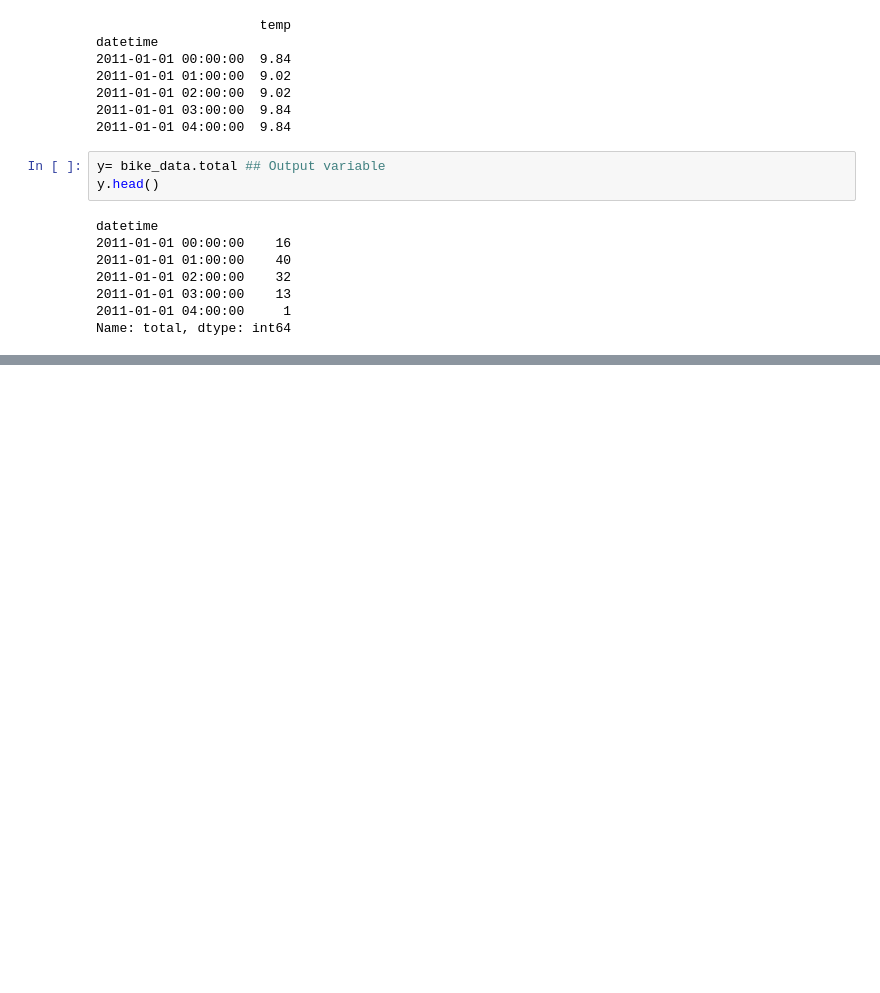
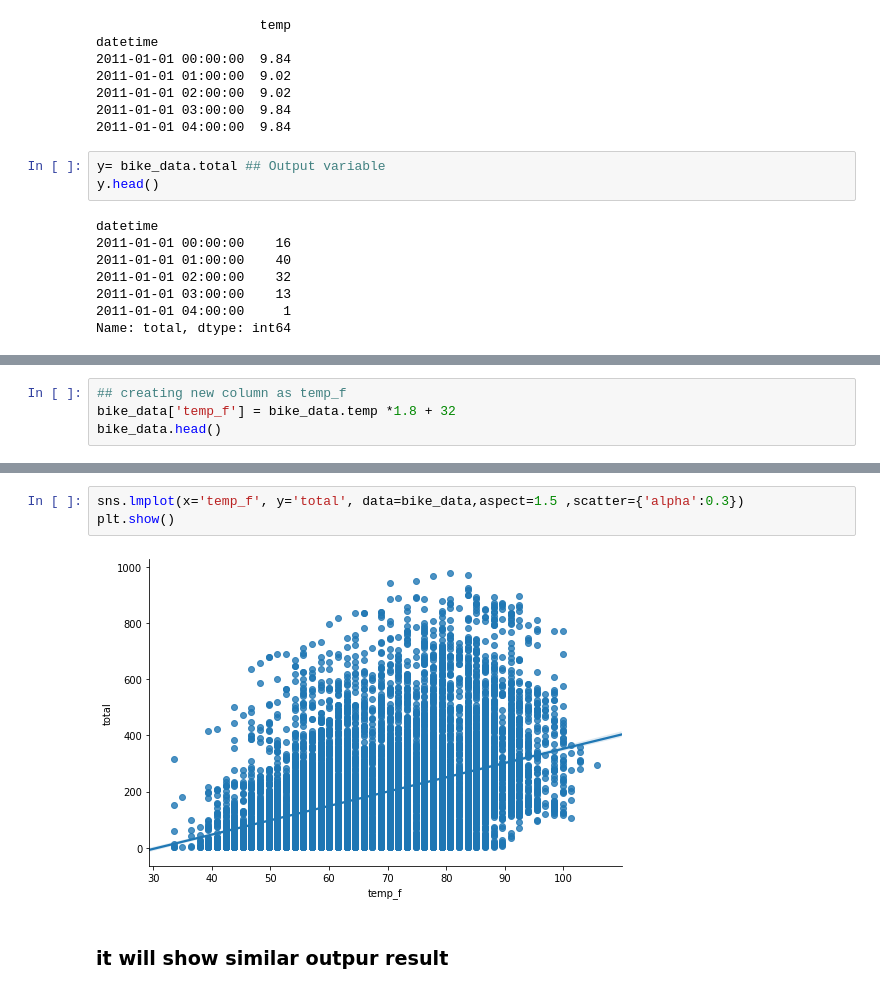
Before and after one commit to ranjeetgarodia/casestudy_bike_prediction, a Jupyter notebook: casestudy_bike.ipynb, the cells around one changed output, grey strips where cells are left out. Saved outputs shown, nothing was run; the diff lists cells and outputs as text; blank space fills up the shorter version.

```diff
--- a/casestudy_bike.ipynb
+++ b/casestudy_bike.ipynb
@@ -154,0 +182,4 @@ intercept  value : 6.046212959616781
+# %%
+## creating new column as temp_f
+bike_data['temp_f'] = bike_data.temp *1.8 + 32
+bike_data.head()
@@ -154,0 +194,7 @@ intercept  value : 6.046212959616781
+# %%
+sns.lmplot(x='temp_f', y='total', data=bike_data,aspect=1.5 ,scatter={'alpha':0.3})
+plt.show()
+# %% [output]
+[figure, added]
+# %% [markdown]
+### it will show similar outpur result
```
Also changed, not shown: parts of 41 cells of this notebook.
